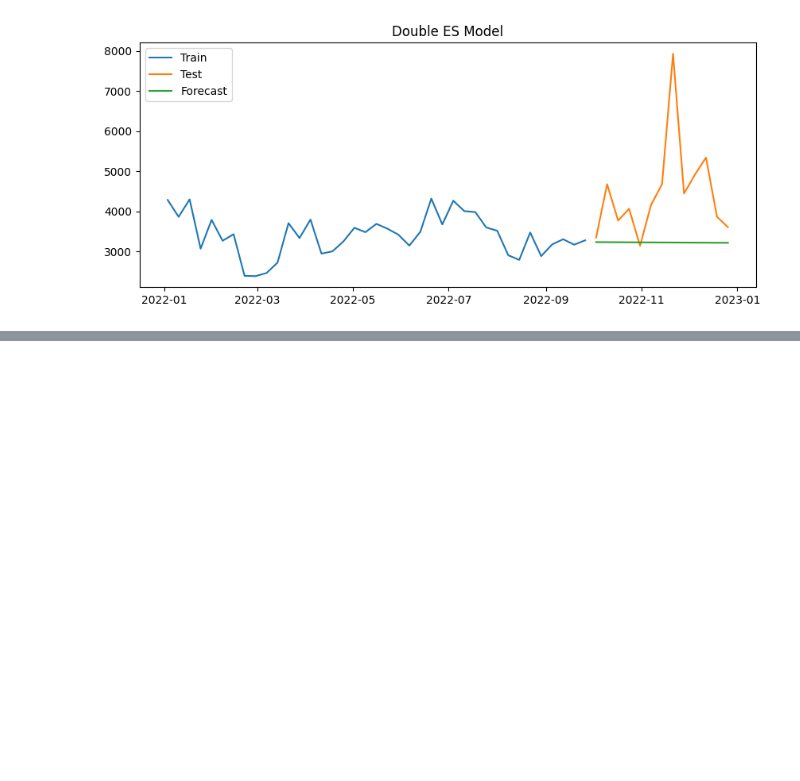
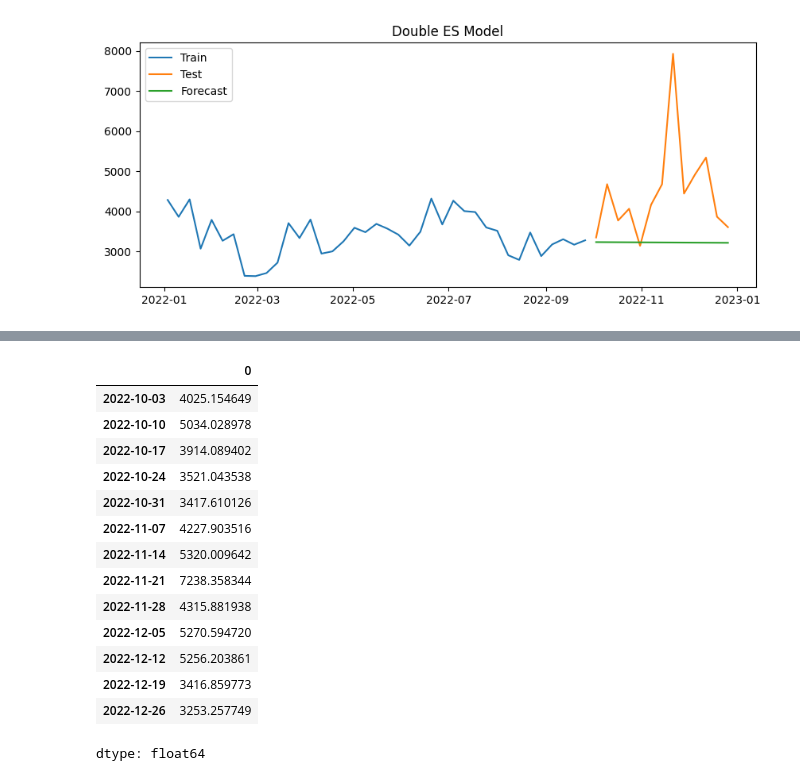
Before and after one commit to rizaho/ml_for_financial_analysis, a Jupyter notebook: 201_2_Holt_Winters_Exponential_Smoothing.ipynb, the cells around one changed output, grey strips where cells are left out. Drawn from its saved outputs; the diff is of its cells as text; code cells hidden in the pictures; blank space fills up the shorter version.

```diff
--- a/201_2_Holt_Winters_Exponential_Smoothing.ipynb
+++ b/201_2_Holt_Winters_Exponential_Smoothing.ipynb
@@ -288,0 +326,20 @@ plt.show()
+# %%
+# Forecast with Holt-Winters
+holt_pred = model_holt.forecast(periods)
+holt_pred
+# %% [output]
+|  | 0 |
+| 2022-10-03 | 4025.154649 |
+| 2022-10-10 | 5034.028978 |
+| 2022-10-17 | 3914.089402 |
+| 2022-10-24 | 3521.043538 |
+| 2022-10-31 | 3417.610126 |
+| 2022-11-07 | 4227.903516 |
+| 2022-11-14 | 5320.009642 |
+| 2022-11-21 | 7238.358344 |
+| 2022-11-28 | 4315.881938 |
+| 2022-12-05 | 5270.594720 |
+| 2022-12-12 | 5256.203861 |
+| 2022-12-19 | 3416.859773 |
+| 2022-12-26 | 3253.257749 |
+dtype: float64
```
Also changed, not shown: parts of 6 cells of this notebook.
